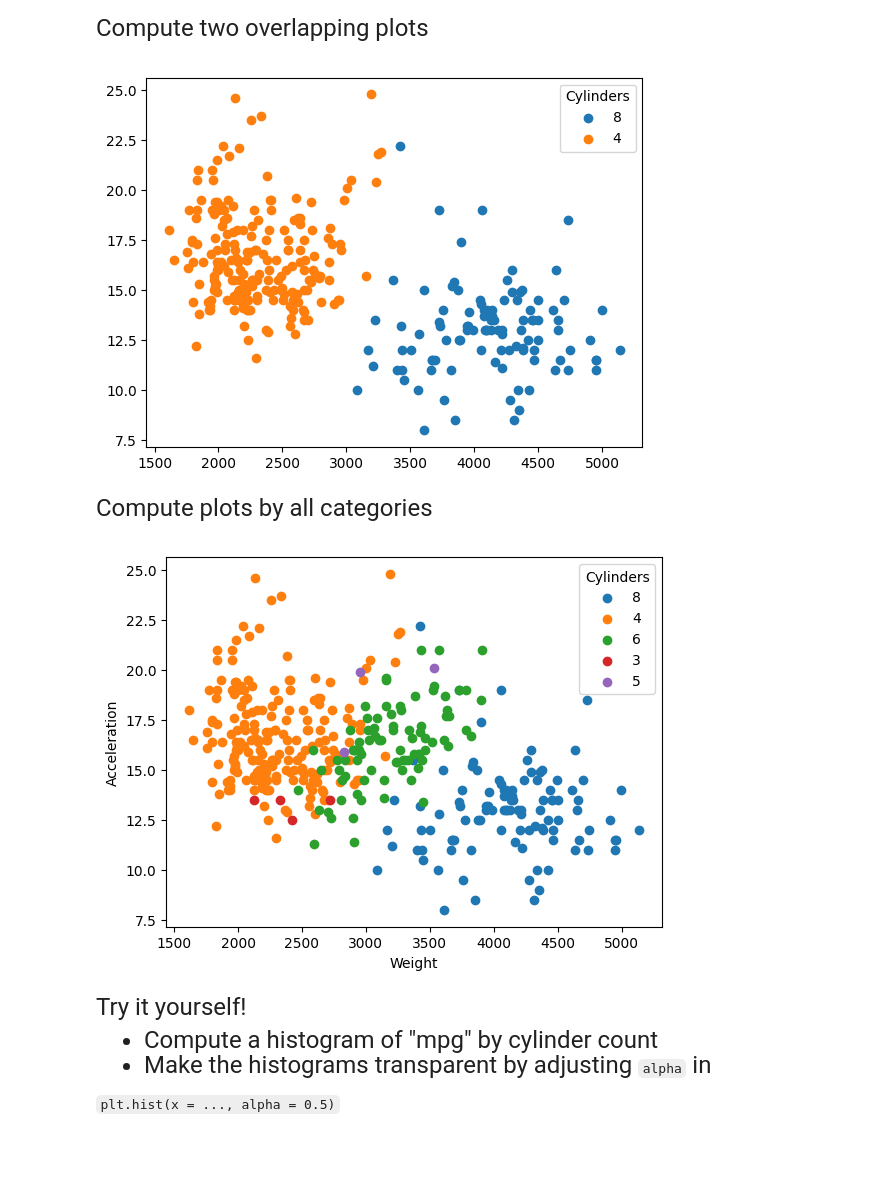
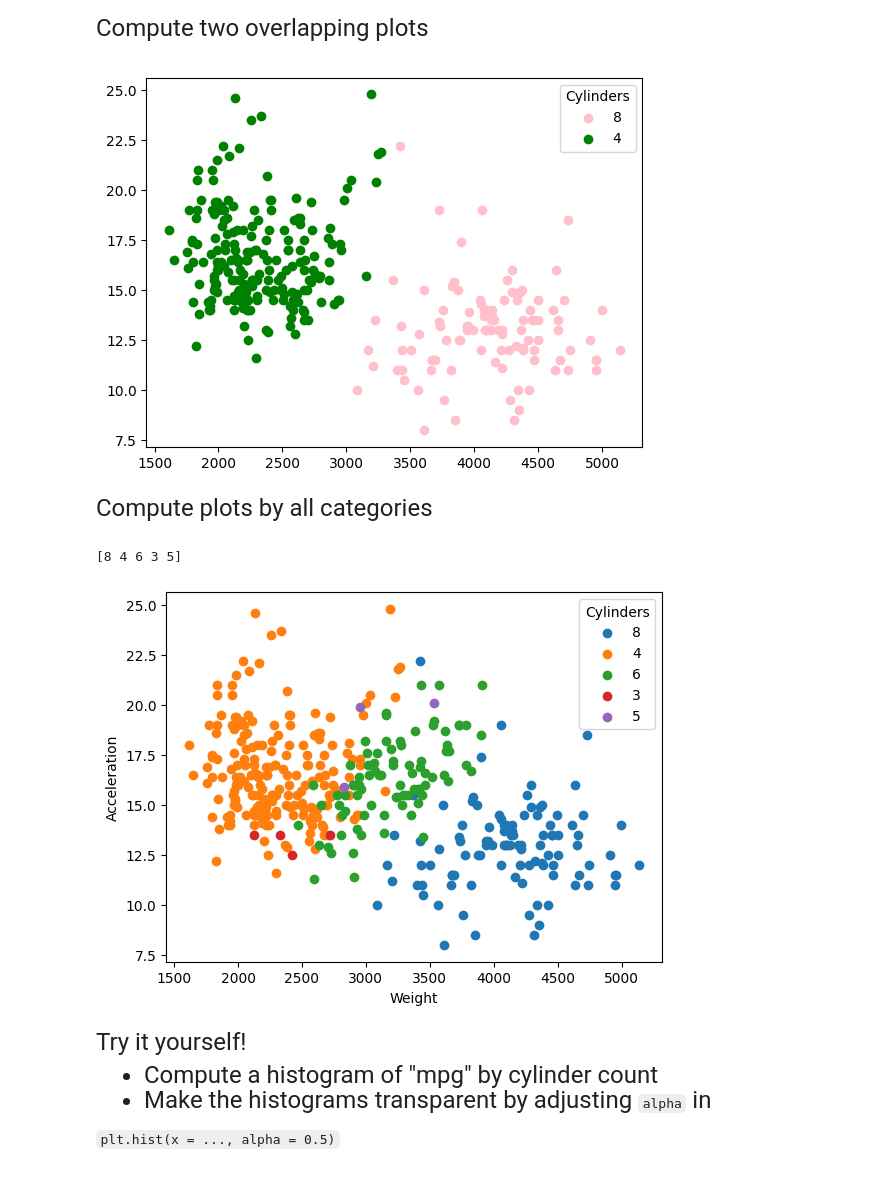
Before and after one commit to IkkiKaijima/qtm151spring2023, a Jupyter notebook: Lecture 10/Lecture 10.ipynb, the cells around one changed output. Cells and saved outputs as stored; diff of their text form; code cells hidden in the pictures.

```diff
--- a/Lecture 10/Lecture 10.ipynb
+++ b/Lecture 10/Lecture 10.ipynb
@@ -319,22 +416,23 @@ Compute two overlapping plots
 # %%
 # If we call plt.scatter() twice to display two plots
 # To display all plots simultaneously we include plt.show() at the very end.
 # The idea is that the graphs are stacked on top of each other
 
 df_8 = carfeatures.query("cylinders == 8")
 df_4 = carfeatures.query("cylinders == 4")
 
-plt.scatter(x = df_8["weight"],y = df_8["acceleration"])
-plt.scatter(x = df_4["weight"],y = df_4["acceleration"])
+plt.scatter(x = df_8["weight"],y = df_8["acceleration"], color = "pink")
+plt.scatter(x = df_4["weight"],y = df_4["acceleration"], color = "green")
 plt.legend(labels = ["8","4"],
            title  = "Cylinders")
 
 plt.show()
 
+
 # Note: If we put plt.show() in between the plots, then the results will
 # be shown on separate graphs instead.
 # %% [output]
-[figure, old version]
+[figure, new version]
 # %% [markdown]
 <font size = "5">
 
@@ -342,6 +440,7 @@ Compute plots by all categories
 # %%
 # Compute number of unique categories
 list_unique_cylinders = pd.unique(carfeatures["cylinders"])
+print(list_unique_cylinders)
 
 # Use a for loop to plot a scatter plot between "weight" and "acceleration"
 # for each category. Each plot  will have a different color
@@ -357,6 +456,7 @@ plt.legend(labels = list_unique_cylinders,
            title  = "Cylinders")
 plt.show()
 # %% [output]
+[8 4 6 3 5]
 [figure]
 # %% [markdown]
 <font size = "5">
```
Also changed, not shown: parts of 10 cells of this notebook, 4 other files.
